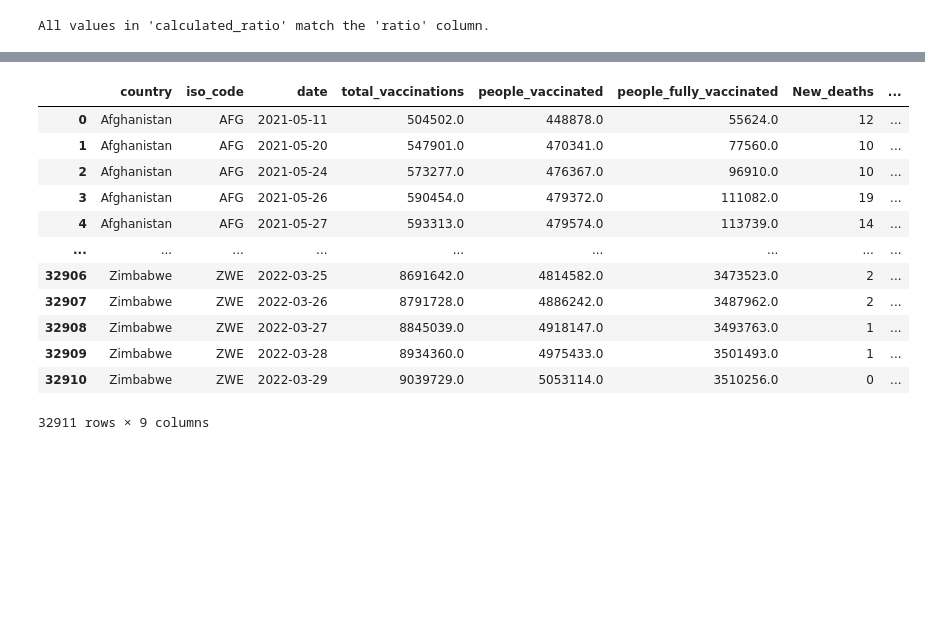
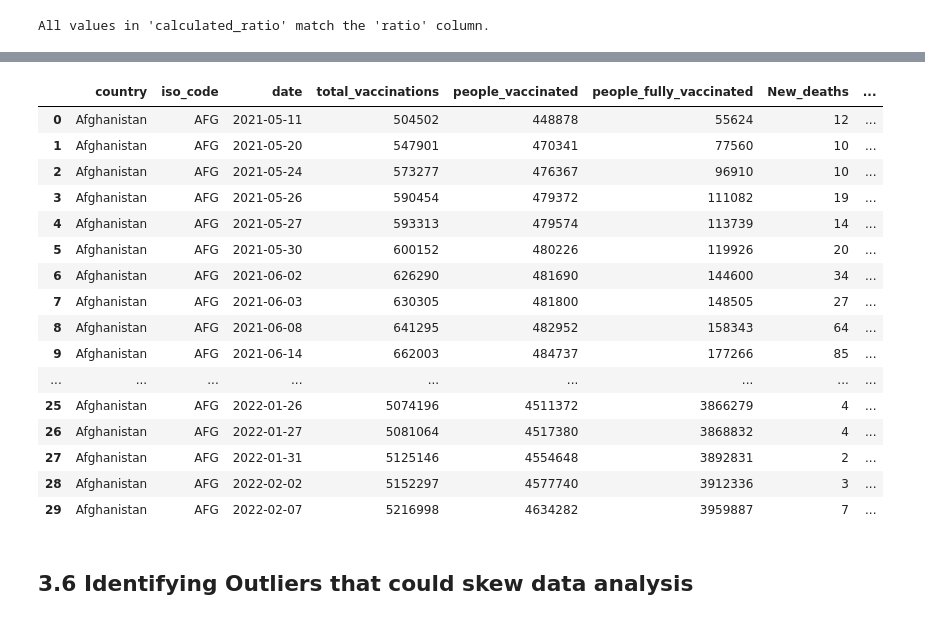
Before and after one commit to dylanDA23/DTA_Assignment2024, a Jupyter notebook: DTA_ASSIGNMENT.ipynb, the cells around one changed output, grey strips where cells are left out. Drawn from its saved outputs; the diff is of its cells as text; code cells hidden in the pictures; blank space fills up the shorter version.

```diff
--- a/DTA_ASSIGNMENT.ipynb
+++ b/DTA_ASSIGNMENT.ipynb
@@ -47,7 +47,7 @@ from mpl_toolkits.mplot3d import Axes3D
 
  This dataset provides information on the global COVID-19 vaccination efforts and their potential impact on COVID-19 mortality rates. It includes data for various countries, capturing the number of vaccinations, the number of people vaccinated, and the number of new deaths reported.
 # %%
-covid19_data = pd.read_csv(r"C:\Users\DiergaardtDA\OneDrive - Anglo American\Desktop\covid-vaccination-vs-death_ratio.csv")
+covid19_data = pd.read_csv(r"C:\Users\DiergaardtDA\OneDrive - Anglo American\Documents\GitHub\DTA_Assignment2024\covid-vaccination-vs-death_ratio.csv")
 # %%
 covid19_data
 # %% [output]
@@ -161,8 +161,12 @@ print(covid19_data['date'].dtype)
 datetime64[ns]
 # %%
  ##Ensure numerical columns are properly formatted
-numerical_columns = ['total_vaccinations', 'people_vaccinated', 'people_fully_vaccinated', 'New_deaths', 'population', 'ratio']
-covid19_data[numerical_columns] = covid19_data[numerical_columns].apply(pd.to_numeric, errors='coerce')
+numerical_columns = ['total_vaccinations', 'people_vaccinated', 'people_fully_vaccinated', 'New_deaths', 'population']
+# Handle NaN values (e.g., fill NaN with 0 or any other value before conversion)
+covid19_data[numerical_columns] = covid19_data[numerical_columns].fillna(0)
+
+# Convert to integer values
+covid19_data[numerical_columns] = covid19_data[numerical_columns].astype('int64')
 # %%
 # Convert categorical columns (e.g., country, iso_code) to 'category' type
 covid19_data['country'] = covid19_data['country'].astype('category')
@@ -216,18 +240,24 @@ Name: 20, dtype: object
 covid19_data['ratio'] = covid19_data['calculated_ratio']
 covid19_data = covid19_data.drop(columns=['calculated_ratio'])
 # %%
-covid19_data
+covid19_data.head(30)
 # %% [output]
 |  | country | iso_code | date | total_vaccinations | people_vaccinated | people_fully_vaccinated | New_deaths | ... |
-| 0 | Afghanistan | AFG | 2021-05-11 | 504502.0 | 448878.0 | 55624.0 | 12 | ... |
-| 1 | Afghanistan | AFG | 2021-05-20 | 547901.0 | 470341.0 | 77560.0 | 10 | ... |
-| 2 | Afghanistan | AFG | 2021-05-24 | 573277.0 | 476367.0 | 96910.0 | 10 | ... |
-| 3 | Afghanistan | AFG | 2021-05-26 | 590454.0 | 479372.0 | 111082.0 | 19 | ... |
-| 4 | Afghanistan | AFG | 2021-05-27 | 593313.0 | 479574.0 | 113739.0 | 14 | ... |
+| 0 | Afghanistan | AFG | 2021-05-11 | 504502 | 448878 | 55624 | 12 | ... |
+| 1 | Afghanistan | AFG | 2021-05-20 | 547901 | 470341 | 77560 | 10 | ... |
+| 2 | Afghanistan | AFG | 2021-05-24 | 573277 | 476367 | 96910 | 10 | ... |
+| 3 | Afghanistan | AFG | 2021-05-26 | 590454 | 479372 | 111082 | 19 | ... |
+| 4 | Afghanistan | AFG | 2021-05-27 | 593313 | 479574 | 113739 | 14 | ... |
+| 5 | Afghanistan | AFG | 2021-05-30 | 600152 | 480226 | 119926 | 20 | ... |
+| 6 | Afghanistan | AFG | 2021-06-02 | 626290 | 481690 | 144600 | 34 | ... |
+| 7 | Afghanistan | AFG | 2021-06-03 | 630305 | 481800 | 148505 | 27 | ... |
+| 8 | Afghanistan | AFG | 2021-06-08 | 641295 | 482952 | 158343 | 64 | ... |
+| 9 | Afghanistan | AFG | 2021-06-14 | 662003 | 484737 | 177266 | 85 | ... |
 | ... | ... | ... | ... | ... | ... | ... | ... | ... |
-| 32906 | Zimbabwe | ZWE | 2022-03-25 | 8691642.0 | 4814582.0 | 3473523.0 | 2 | ... |
-| 32907 | Zimbabwe | ZWE | 2022-03-26 | 8791728.0 | 4886242.0 | 3487962.0 | 2 | ... |
-| 32908 | Zimbabwe | ZWE | 2022-03-27 | 8845039.0 | 4918147.0 | 3493763.0 | 1 | ... |
-| 32909 | Zimbabwe | ZWE | 2022-03-28 | 8934360.0 | 4975433.0 | 3501493.0 | 1 | ... |
-| 32910 | Zimbabwe | ZWE | 2022-03-29 | 9039729.0 | 5053114.0 | 3510256.0 | 0 | ... |
+| 25 | Afghanistan | AFG | 2022-01-26 | 5074196 | 4511372 | 3866279 | 4 | ... |
+| 26 | Afghanistan | AFG | 2022-01-27 | 5081064 | 4517380 | 3868832 | 4 | ... |
+| 27 | Afghanistan | AFG | 2022-01-31 | 5125146 | 4554648 | 3892831 | 2 | ... |
+| 28 | Afghanistan | AFG | 2022-02-02 | 5152297 | 4577740 | 3912336 | 3 | ... |
+| 29 | Afghanistan | AFG | 2022-02-07 | 5216998 | 4634282 | 3959887 | 7 | ... |
-32911 rows × 9 columns
+# %% [markdown]
+## 3.6 Identifying Outliers that could skew data analysis
```
Also changed, not shown: parts of 6 cells of this notebook.
